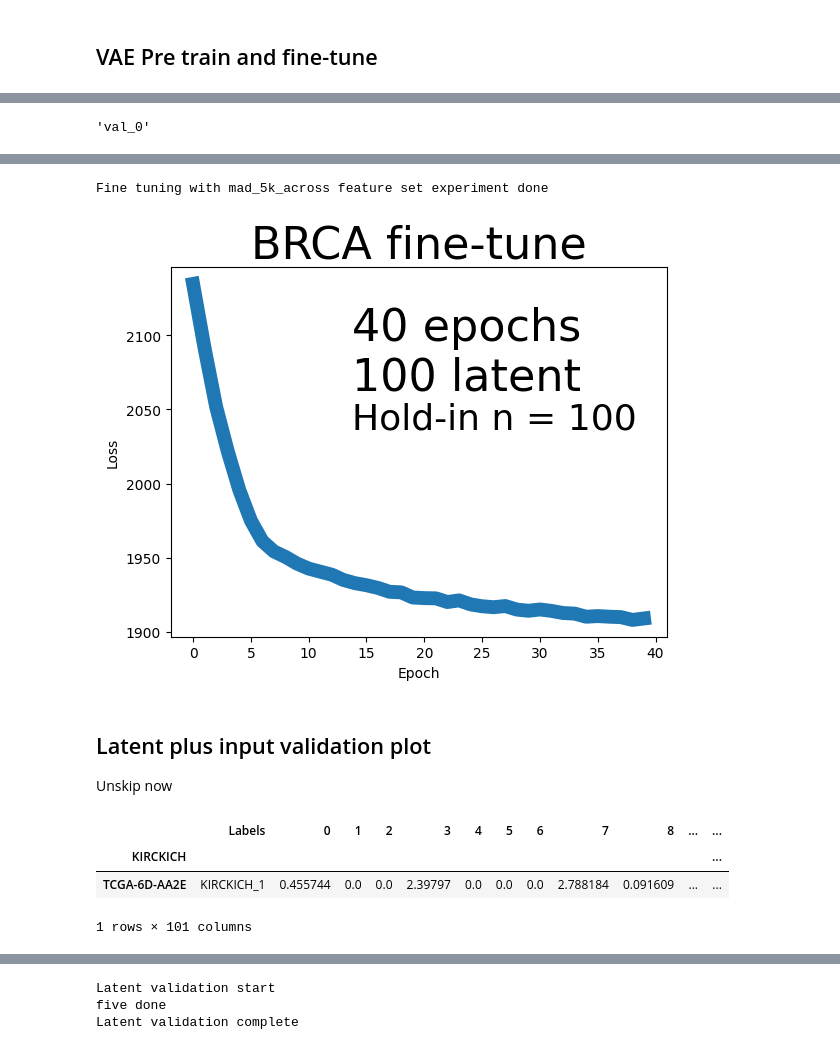
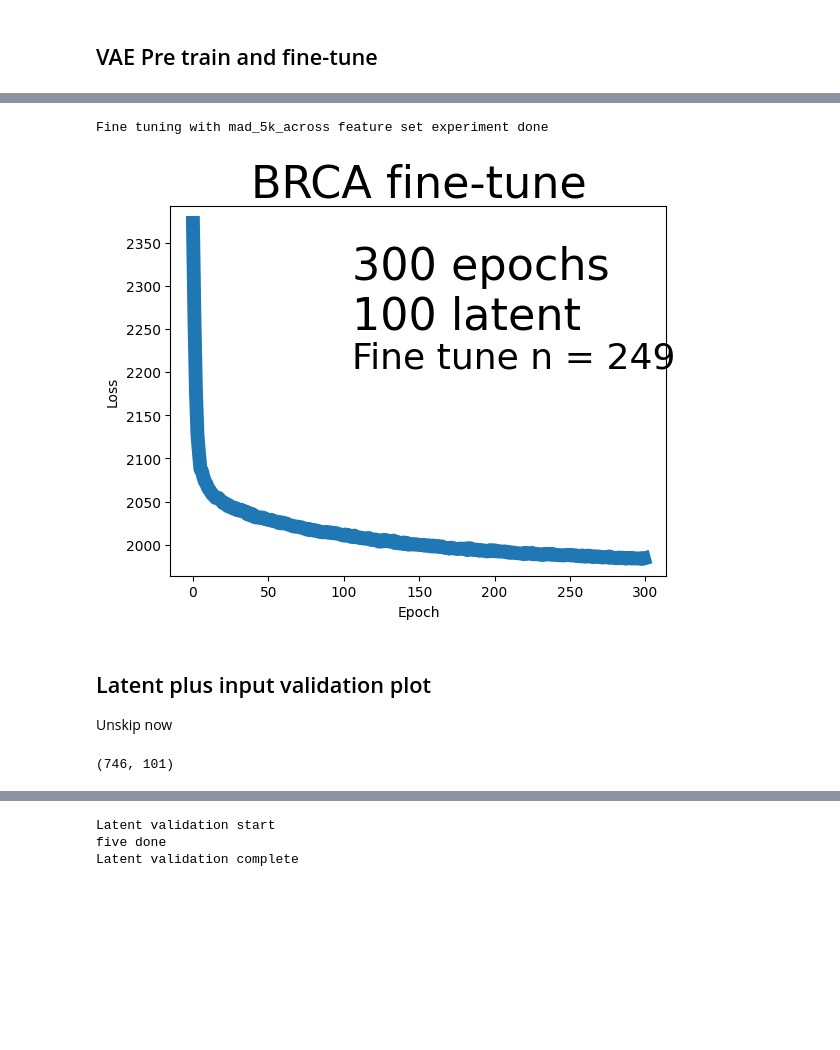
Before and after one commit to briankarlberg/synthetic_TCGA_data_gen, a Jupyter notebook: g_learning_curves/rep_0.4.ipynb, the cells around one changed output, grey strips where cells are left out. Saved outputs shown, nothing was run; the diff lists cells and outputs as text; code cells hidden in the pictures; blank space fills up the shorter version.

```diff
--- a/g_learning_curves/rep_0.4.ipynb
+++ b/g_learning_curves/rep_0.4.ipynb
@@ -523,4 +429,4 @@ len (fine_tune_file)
 # %%
-trn_size = 278 # divide LGGGBM in half
+trn_size = 249 # want to take down to ~50 samples
 trn_size
 # %% [output]
@@ -836,7 +747,7 @@ vae_layer = CustomVariationalLayer()([encoder_inputs, decoder_outputs])
 vae = Model(encoder_inputs, vae_layer)
 vae.compile(optimizer=adam, loss=None, loss_weights=[beta]) # Take-off point from pre-training to fine-tuning
 
-pre_train_epochs = 20
+pre_train_epochs = 5
 
 fit_start = time.time()
 history = vae.fit(train_file.iloc[:, 1:],  #  fit the VAE on object, toggled in the setup
@@ -862,11 +773,11 @@ plt.annotate(str(pre_train_epochs)+' epochs'+
 
 # plt.legend(loc="lower left")
 plt.savefig(
-    'i_o/'+itr+'/fit.'+fit_on_file_write+'.epochs.'+str(pre_train_epochs)+
+    'i_o/'+v+'/fit.'+fit_on_file_write+'.epochs.'+str(pre_train_epochs)+
     '_pre_trained_on.'+pre_trn+'.epochs.'+fine_tune_epochs+
     '_latent_dim.'+str(latent_dim)+'_'+ # Do not change latent dim in the middle of transfer training
     # '_pltv-'+str(plt_v)+
     # 'fitting_epochs.'+str(epochs)+'_'+
-    feature_set+'_'+itr+
+    feature_set+'_'+v+
     '.png', bbox_inches='tight')
 # %% [output]
@@ -874,16 +793,12 @@ NameError: name 'pre_train_file' is not defined
-# %%
-itr
-# %% [output]
-'val_0'
 # %%
 # Fine-tuning
 # pretrain epochs variable in memory from above, latent dim also set already at this point
 
-train_file = hold_in
+train_file = trn
 pre_trn = fit_on_file_write
-fit_on = hold_in.index.name
+fit_on = trn.index.name
 
-fine_tune_epochs = 40 # Overwrite 'NA' for this variable, from above; fine-tuning easy: 100, hard: 200
+fine_tune_epochs = 300 # Overwrite 'NA' for this variable, from above; fine-tuning easy: 100, hard: 200
 
 fit_start = time.time()
 history = vae.fit(train_file.iloc[:, 1:],  #  fit the VAE on object, toggled in the setup
@@ -907,7 +822,7 @@ plt.annotate(str(fine_tune_epochs)+' epochs'+
             horizontalalignment='left', verticalalignment='top',
             fontsize = 32
             )
-plt.annotate('Hold-in n = '+str(hold_in.shape[0]),
+plt.annotate('Fine tune n = '+str(trn.shape[0]),
             xy = (.4, .6), xycoords='figure fraction',
             horizontalalignment='left', verticalalignment='top',
             fontsize = 26
@@ -915,12 +830,12 @@ plt.annotate('Hold-in n = '+str(hold_in.shape[0]),
 
 # plt.legend(loc="lower left")
 plt.savefig(
-    'i_o/'+itr+'/fit.'+fit_on+'.epochs.'+str(fine_tune_epochs)+
+    'i_o/'+v+'/fit.'+fit_on+'.epochs.'+str(fine_tune_epochs)+
     '_pre_trained_on.'+pre_trn+'.epochs.'+str(pre_train_epochs)+
     '_latent_dim.'+str(latent_dim)+'_'+ # Do not change latent dim in the middle of transfer training
     # '_pltv-'+str(plt_v)+
     # 'fitting_epochs.'+str(epochs)+'_'+
-    feature_set+'_'+itr+
+    feature_set+'_'+v+
     '.png', bbox_inches='tight') # version 18, norm within cohort
 # plt.close()
 
@@ -938,22 +853,22 @@ latent_object = pd.DataFrame(encoder.predict(train_file.iloc[:, 1:]),
              index=train_file.index,
                 # columns=decode_df.iloc[:, 1:].columns # Columns are different because this is latent space
         )
-latent_object.index.name = hold_in.index.name
+latent_object.index.name = trn.index.name
 latent_object = pd.concat( [pd.DataFrame(y_df), latent_object] , axis =1)
 latent_object.to_csv(
-    'i_o/'+itr+'/fit.'+fit_on+'.epochs.'+str(fine_tune_epochs)+
+    'i_o/'+v+'/fit.'+fit_on+'.epochs.'+str(fine_tune_epochs)+
     '_pre_trained_on.'+pre_trn+'.epochs.'+str(pre_train_epochs)+
     '_latent_object_latent_dim.'+str(latent_dim)+
-    '_'+feature_set+'_'+itr+
+    '_'+feature_set+'_'+v+
     '.tsv',
     sep = '\t')
 # break
 decoded_labeled = pd.concat( [pd.DataFrame(y_df), decoded] , axis =1)
 decoded_labeled.to_csv(
-    'i_o/'+itr+'/fit.'+fit_on+'.epochs.'+str(fine_tune_epochs)+
+    'i_o/'+v+'/fit.'+fit_on+'.epochs.'+str(fine_tune_epochs)+
     '_pre_trained_on.'+pre_trn+'.epochs.'+str(pre_train_epochs)+
     '_decoded_obj_latent_dim.'+str(latent_dim)+
-    '_'+feature_set+'_'+itr+
+    '_'+feature_set+'_'+v+
     '.tsv',
     sep = '\t')
 
@@ -964,5 +879,5 @@ print('Fine tuning with '+feature_set+' feature set experiment done')
 Fine tuning with mad_5k_across feature set experiment done
-[figure, old version]
+[figure, new version]
 # %% [markdown]
 ## Latent plus input validation plot
 Unskip now
@@ -980,9 +895,6 @@ val_encoded_labeled = pd.concat(
     [pd.DataFrame(val.Labels),
      val_encoded] , axis =1)
 # %%
-val_encoded_labeled.head(1) # Test on this
+val_encoded_labeled.shape # predict on with random forest
 # %% [output]
-|  | Labels | 0 | 1 | 2 | 3 | 4 | 5 | 6 | 7 | 8 | ... | ... |
-| KIRCKICH |  |  |  |  |  |  |  |  |  |  |  | ... |
-| TCGA-6D-AA2E | KIRCKICH_1 | 0.455744 | 0.0 | 0.0 | 2.39797 | 0.0 | 0.0 | 0.0 | 2.788184 | 0.091609 | ... | ... |
-1 rows × 101 columns
+(746, 101)
```
Also changed, not shown: parts of 110 cells of this notebook.
